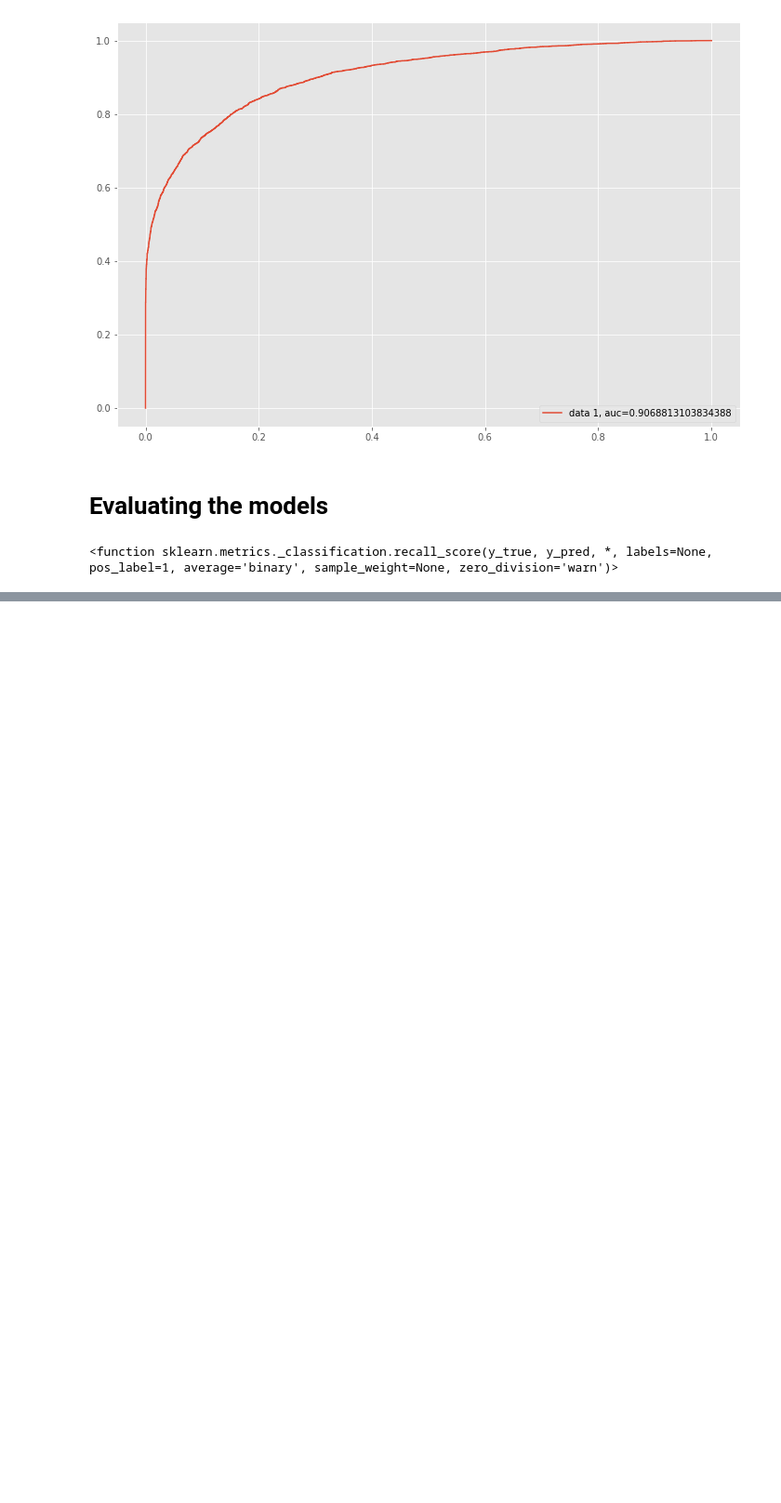
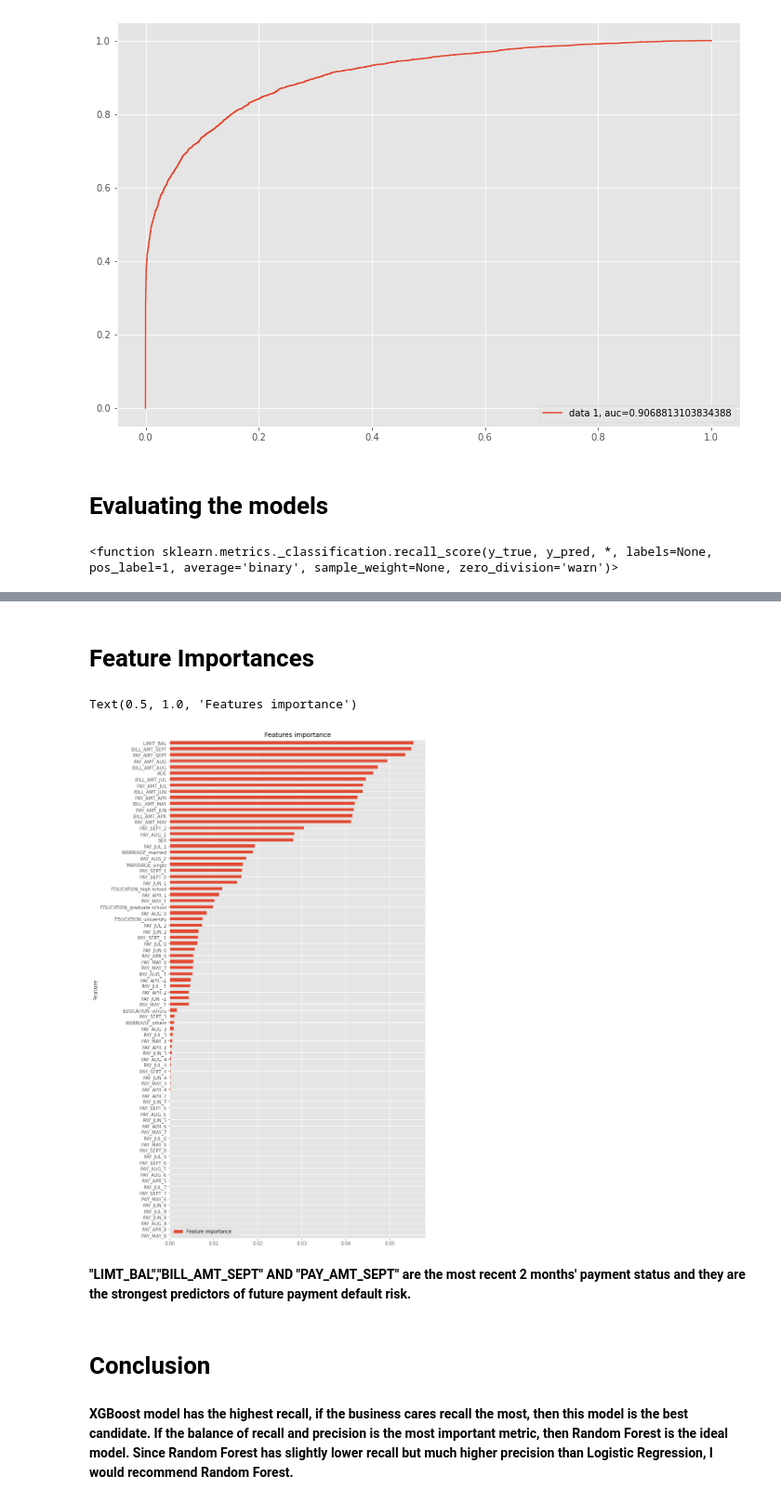
Before and after one commit to harshithgowdakc/Credit-Card-Default-Prediction, a Jupyter notebook: Credit_Card_Default_Prediction.ipynb, the cells around one changed output, grey strips where cells are left out. Shown at 93% size. Drawn from its saved outputs; the diff is of its cells as text; code cells hidden in the pictures; blank space fills up the shorter version.

```diff
--- a/Credit_Card_Default_Prediction.ipynb
+++ b/Credit_Card_Default_Prediction.ipynb
@@ -1796,0 +1907,18 @@ recall_score
+# %% [markdown]
+# **Feature Importances**
+# %%
+fea_df = pd.DataFrame({'Feature': columns, 'Feature importance': optimal_rf_clf.feature_importances_})
+fea_df = fea_df.sort_values(by='Feature importance')
+
+figure, ax = plt.subplots(figsize = (10,20))
+fea_df.plot.barh(x='Feature',y='Feature importance', ax=ax)
+plt.title('Features importance',fontsize=14)
+# %% [output]
+Text(0.5, 1.0, 'Features importance')
+[figure, added]
+# %% [markdown]
+**"LIMT_BAL","BILL_AMT_SEPT" AND "PAY_AMT_SEPT" are the most recent 2 months' payment status and they are the strongest predictors of future payment default risk.**
+# %% [markdown]
+# **Conclusion**
+# %% [markdown]
+**XGBoost model has the highest recall, if the business cares recall the most, then this model is the best candidate. If the balance of recall and precision is the most important metric, then Random Forest is the ideal model. Since Random Forest has slightly lower recall but much higher precision than Logistic Regression, I would recommend Random Forest.**
```
Also changed, not shown: parts of 12 cells of this notebook.
